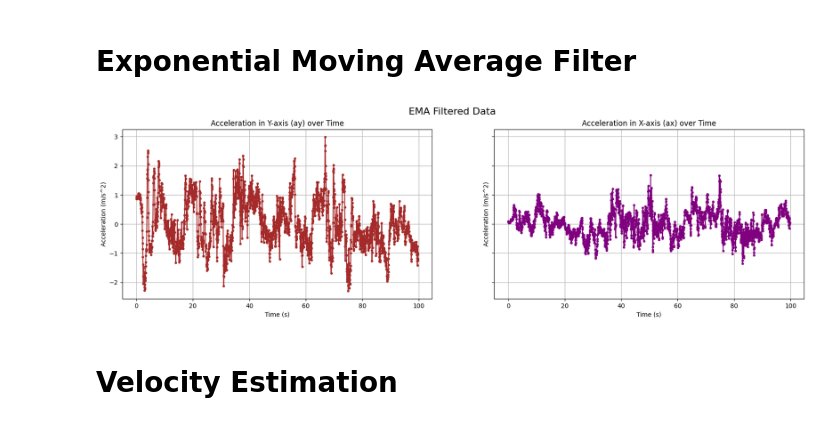
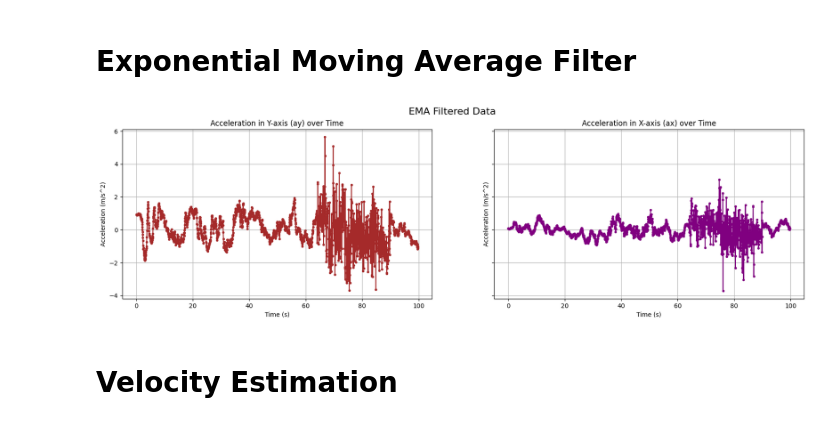
Before and after one commit to KarthickPandianPV/PATH-ESTIMATION, a Jupyter notebook: main.ipynb, the cells around one changed output. Drawn from its saved outputs; the diff is of its cells as text; code cells hidden in the pictures.

```diff
--- a/main.ipynb
+++ b/main.ipynb
@@ -9,8 +9,9 @@ import numpy as np
 import matplotlib.pyplot as plt
 import math
 
-df = pd.read_csv('round1.csv')
+df = pd.read_csv('data6.csv')
 # print(df.to_string())
+
 df = df.dropna()
 # print(df.to_string())
 
@@ -63,29 +64,41 @@ ax2.grid(True)
 # %% [markdown]
 # Exponential Moving Average Filter
 # %%
-df['ay_ema'] = df['ay_bias'].copy()  # Make a copy of dc bias removed ay
-df['ax_ema'] = df['ax_bias'].copy()  # Make a copy of dc bias removed ax
+# Set initial values for the EMA columns based on the bias-removed acceleration values
+df['ay_ema'] = df['ay_bias'].copy()
+df['ax_ema'] = df['ax_bias'].copy()
 
-# Apply EMA filter
+# Define parameters
+alpha_high = 0.1  # Smoothing factor for normal conditions (more smoothing)
+alpha_low = 0.8   # Smoothing factor for sharp turns (less smoothing)
+
+# Loop through the DataFrame to apply the adaptive EMA filter
 for i in range(1, len(df)):
-    df.loc[i, 'ay_ema'] = df.loc[i - 1, 'ay_ema'] * 0.8 + df.loc[i, 'ay_bias'] * 0.2
-    df.loc[i, 'ax_ema'] = df.loc[i - 1, 'ax_ema'] * 0.8 + df.loc[i, 'ax_bias'] * 0.2
+    # Set alpha based on the time condition
+    if df.loc[i, 'time'] > 64 and df.loc[i, 'time'] < 90:
+        alpha = alpha_low
+    else:
+        alpha = alpha_high
+
+    # Apply adaptive EMA filter
+    df.loc[i, 'ay_ema'] = df.loc[i - 1, 'ay_ema'] * (1 - alpha) + df.loc[i, 'ay_bias'] * alpha
+    df.loc[i, 'ax_ema'] = df.loc[i - 1, 'ax_ema'] * (1 - alpha) + df.loc[i, 'ax_bias'] * alpha
 
 fig, (ax1, ax2) = plt.subplots(1, 2, figsize=(20, 5), sharey=True)
 fig.suptitle('EMA Filtered Data', fontsize=16)
 ax1.plot(df['time'], df['ay_ema'], marker='o', linestyle='-', color='brown', markersize=3)
 ax1.set_title('Acceleration in Y-axis (ay) over Time')
 ax1.set_xlabel('Time (s)')
 ax1.set_ylabel('Acceleration (m/s^2)')
 ax1.grid(True)
 
 ax2.plot(df['time'], df['ax_ema'], marker='o', linestyle='-', color='purple', markersize=3)
 ax2.set_title('Acceleration in X-axis (ax) over Time')
 ax2.set_xlabel('Time (s)')
 ax2.set_ylabel('Acceleration (m/s^2)')
 ax2.grid(True)
 # %% [output]
-[figure, old version]
+[figure, new version]
 # %% [markdown]
 # Velocity Estimation
 # %%
```
Also changed, not shown: parts of 4 cells of this notebook, 3 other files.
